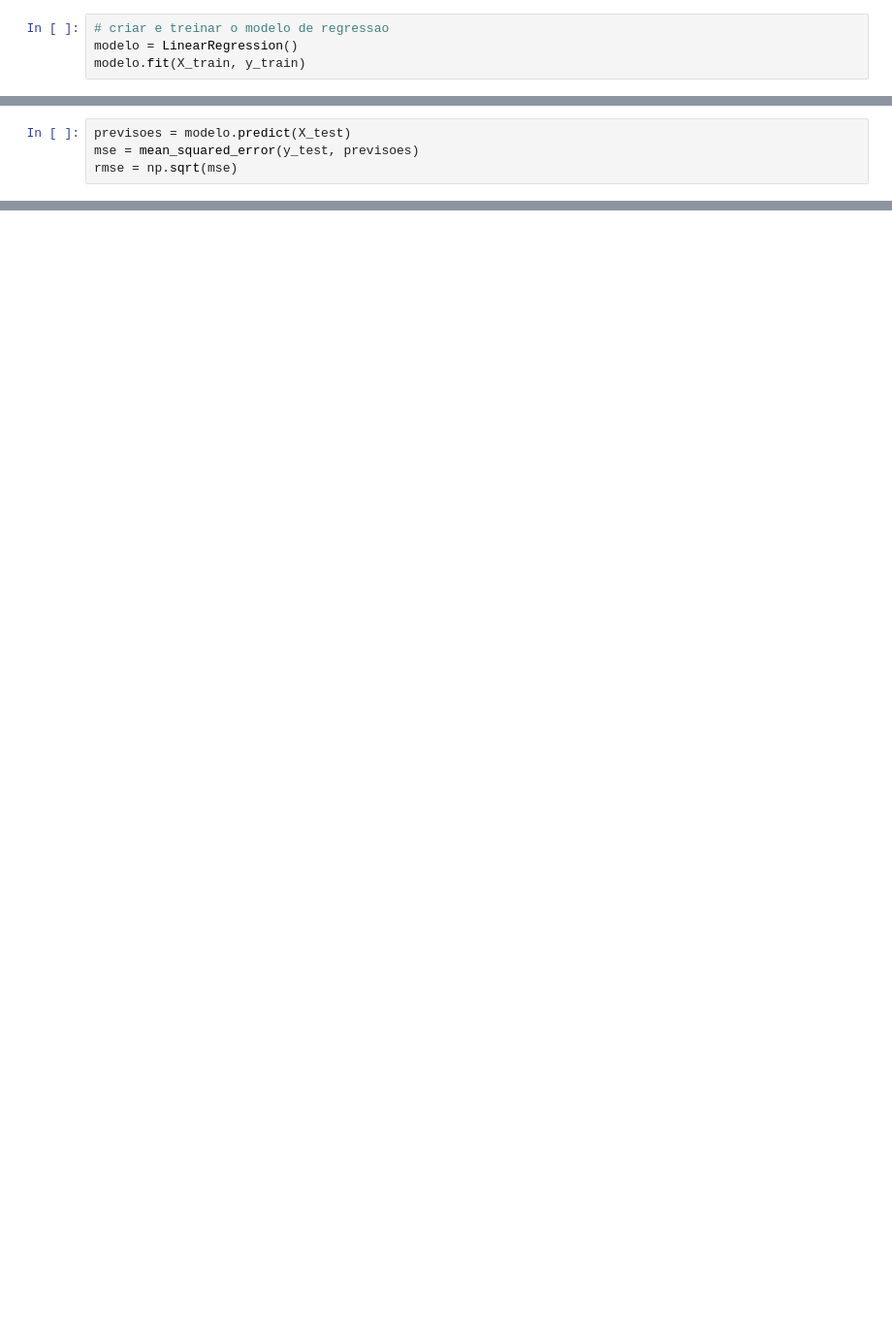
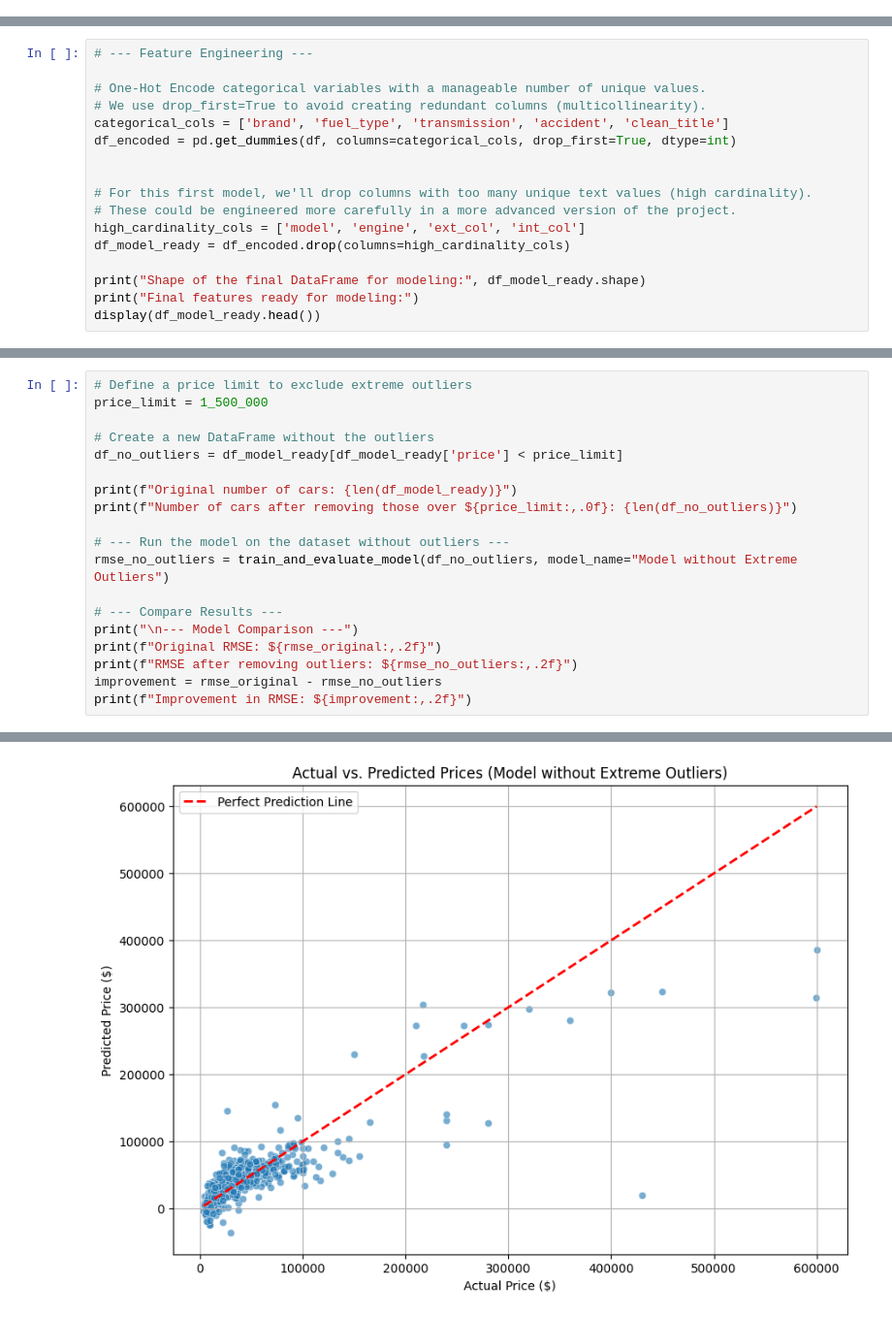
Before and after one commit to bigmath-hub/used-car-analysis, a Jupyter notebook: used_cars.ipynb, the cells around one changed output, grey strips where cells are left out. Shown: that part at 97% size. Cells and saved outputs as stored; diff of their text form; blank space fills up the shorter version.

```diff
--- a/used_cars.ipynb
+++ b/used_cars.ipynb
@@ -335,4 +0,0 @@ X_test
-# %%
-# criar e treinar o modelo de regressao
-modelo = LinearRegression()
-modelo.fit(X_train, y_train)
@@ -341,4 +0,0 @@ LinearRegression()
-# %%
-previsoes = modelo.predict(X_test)
-mse = mean_squared_error(y_test, previsoes)
-rmse = np.sqrt(mse)
@@ -414,0 +136,17 @@ plt.show()
+# %%
+# --- Feature Engineering ---
+
+# One-Hot Encode categorical variables with a manageable number of unique values.
+# We use drop_first=True to avoid creating redundant columns (multicollinearity).
+categorical_cols = ['brand', 'fuel_type', 'transmission', 'accident', 'clean_title']
+df_encoded = pd.get_dummies(df, columns=categorical_cols, drop_first=True, dtype=int)
+
+
+# For this first model, we'll drop columns with too many unique text values (high cardinality).
+# These could be engineered more carefully in a more advanced version of the project.
+high_cardinality_cols = ['model', 'engine', 'ext_col', 'int_col']
+df_model_ready = df_encoded.drop(columns=high_cardinality_cols)
+
+print("Shape of the final DataFrame for modeling:", df_model_ready.shape)
+print("Final features ready for modeling:")
+display(df_model_ready.head())
@@ -414,0 +220,20 @@ plt.show()
+# %%
+# Define a price limit to exclude extreme outliers
+price_limit = 1_500_000
+
+# Create a new DataFrame without the outliers
+df_no_outliers = df_model_ready[df_model_ready['price'] < price_limit]
+
+print(f"Original number of cars: {len(df_model_ready)}")
+print(f"Number of cars after removing those over ${price_limit:,.0f}: {len(df_no_outliers)}")
+
+# --- Run the model on the dataset without outliers ---
+rmse_no_outliers = train_and_evaluate_model(df_no_outliers, model_name="Model without Extreme Outliers")
+
+# --- Compare Results ---
+print("\n--- Model Comparison ---")
+print(f"Original RMSE: ${rmse_original:,.2f}")
+print(f"RMSE after removing outliers: ${rmse_no_outliers:,.2f}")
+improvement = rmse_original - rmse_no_outliers
+print(f"Improvement in RMSE: ${improvement:,.2f}")
+# %% [output]
@@ -414,0 +244 @@ plt.show()
+[figure, added]
```
Also changed, not shown: parts of 68 cells of this notebook, 2 other files.
